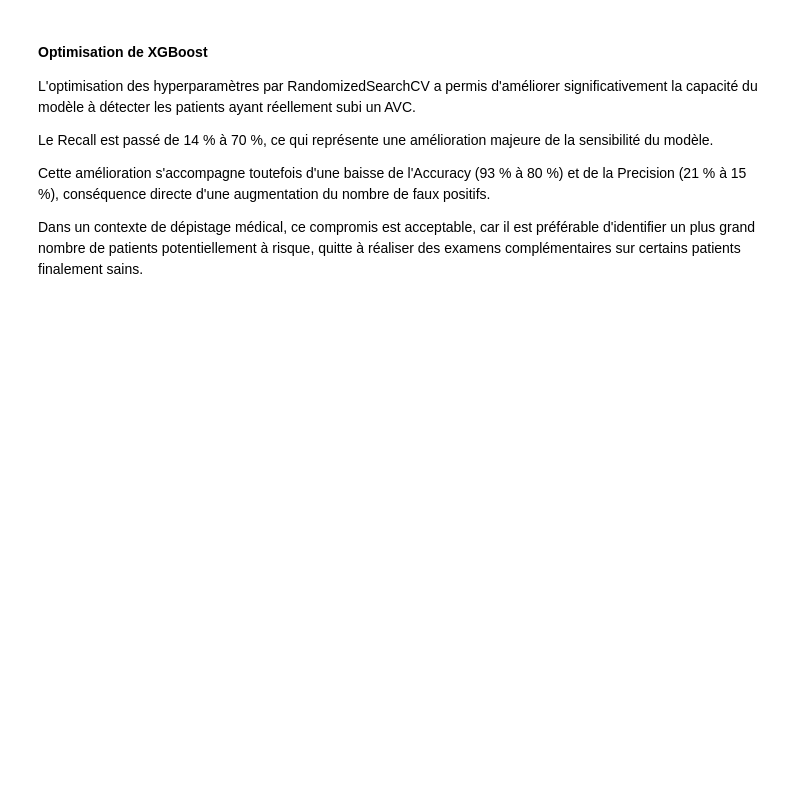
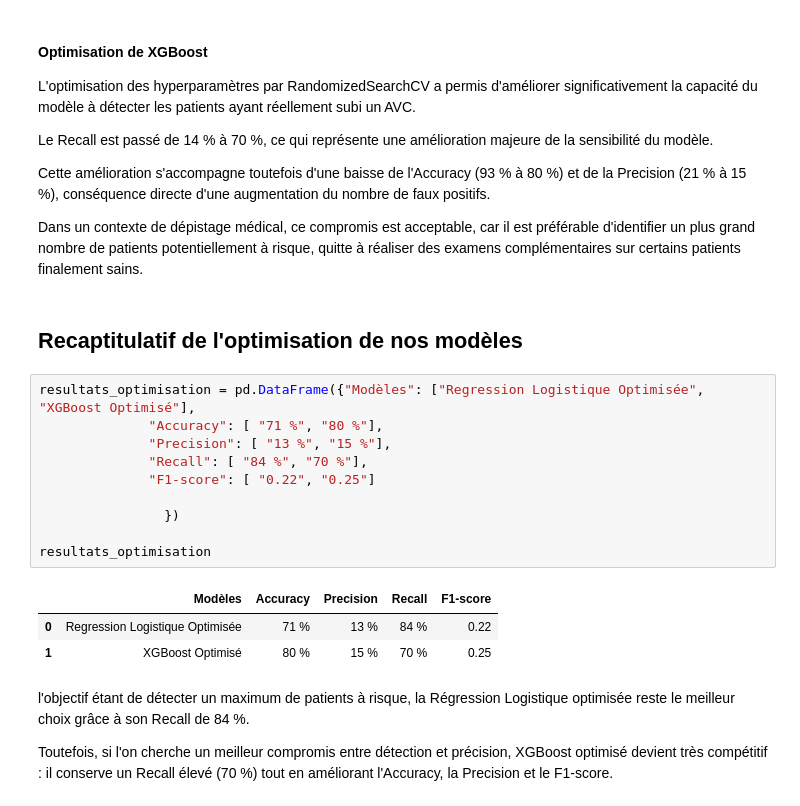
Before and after one commit to Audrey-Djomi/Pr-diction-du-risque-d-AVC-par-Machine-Learning, a Jupyter notebook: notebooks/05_model_evaluation.ipynb, the cells around one changed output. Cells and saved outputs as stored; diff of their text form; blank space fills up the shorter version.

Commit message:
Recapitulatif optimisation

```diff
--- a/notebooks/05_model_evaluation.ipynb
+++ b/notebooks/05_model_evaluation.ipynb
@@ -403,3 +403,23 @@ Le Recall est passé de 14 % à 70 %, ce qui représente une amélioration majeu
 Cette amélioration s'accompagne toutefois d'une baisse de l'Accuracy (93 % à 80 %) et de la Precision (21 % à 15 %), conséquence directe d'une augmentation du nombre de faux positifs.
 
 Dans un contexte de dépistage médical, ce compromis est acceptable, car il est préférable d'identifier un plus grand nombre de patients potentiellement à risque, quitte à réaliser des examens complémentaires sur certains patients finalement sains.
+# %% [markdown]
+## Recaptitulatif de l'optimisation de nos modèles
+# %%
+resultats_optimisation = pd.DataFrame({"Modèles": ["Regression Logistique Optimisée", "XGBoost Optimisé"],
+              "Accuracy": [ "71 %", "80 %"],
+              "Precision": [ "13 %", "15 %"],
+              "Recall": [ "84 %", "70 %"],
+              "F1-score": [ "0.22", "0.25"]
+
+                })
+
+resultats_optimisation
+# %% [output]
+|  | Modèles | Accuracy | Precision | Recall | F1-score |
+| 0 | Regression Logistique Optimisée | 71 % | 13 % | 84 % | 0.22 |
+| 1 | XGBoost Optimisé | 80 % | 15 % | 70 % | 0.25 |
+# %% [markdown]
+l'objectif étant de détecter un maximum de patients à risque, la Régression Logistique optimisée reste le meilleur choix grâce à son Recall de 84 %.
+
+Toutefois, si l'on cherche un meilleur compromis entre détection et précision, XGBoost optimisé devient très compétitif : il conserve un Recall élevé (70 %) tout en améliorant l'Accuracy, la Precision et le F1-score.
```
Also changed, not shown: parts of 1 cell of this notebook.
